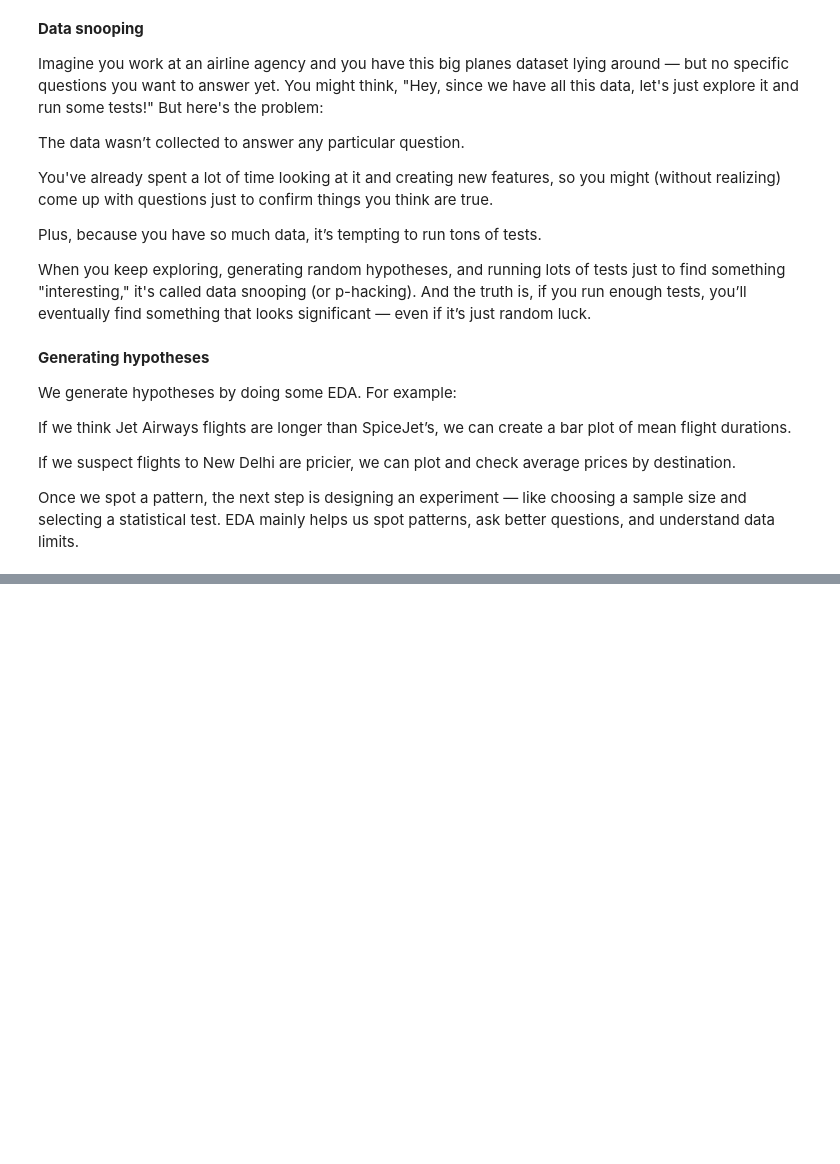
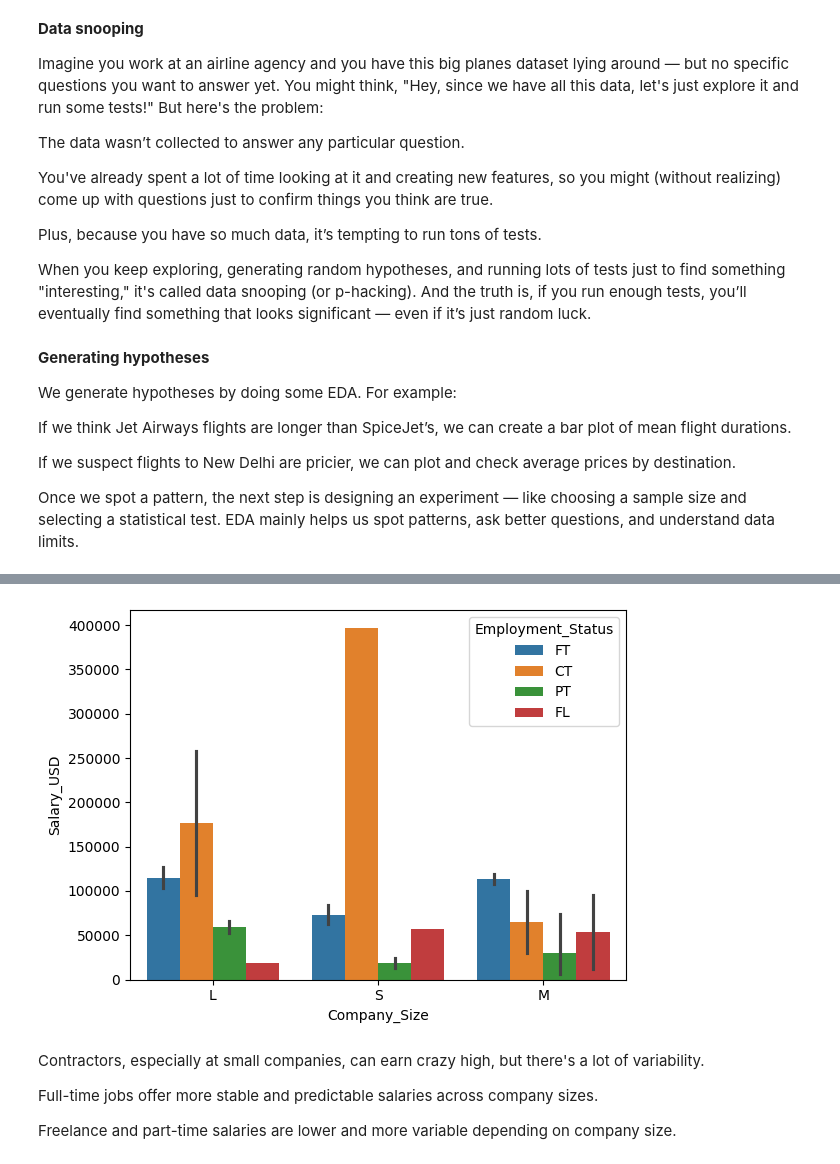
Before and after one commit to rashmishreev/the-data-repository, a Jupyter notebook: data-science-python/python/exploratory-data-analysis.ipynb, the cells around one changed output, grey strips where cells are left out. Cells and saved outputs as stored; diff of their text form; code cells hidden in the pictures; blank space fills up the shorter version.

```diff
--- a/data-science-python/python/exploratory-data-analysis.ipynb
+++ b/data-science-python/python/exploratory-data-analysis.ipynb
@@ -929,0 +939,12 @@ plt.show()
+# %%
+# Create a bar plot of salary versus company size, factoring in employment status
+sns.barplot(data=salaries, x="Company_Size", y="Salary_USD", hue="Employment_Status")
+plt.show()
+# %% [output]
+[figure, added]
+# %% [markdown]
+Contractors, especially at small companies, can earn crazy high, but there's a lot of variability.
+
+Full-time jobs offer more stable and predictable salaries across company sizes.
+
+Freelance and part-time salaries are lower and more variable depending on company size.
```
Also changed, not shown: parts of 3 cells of this notebook, 2 other files.
